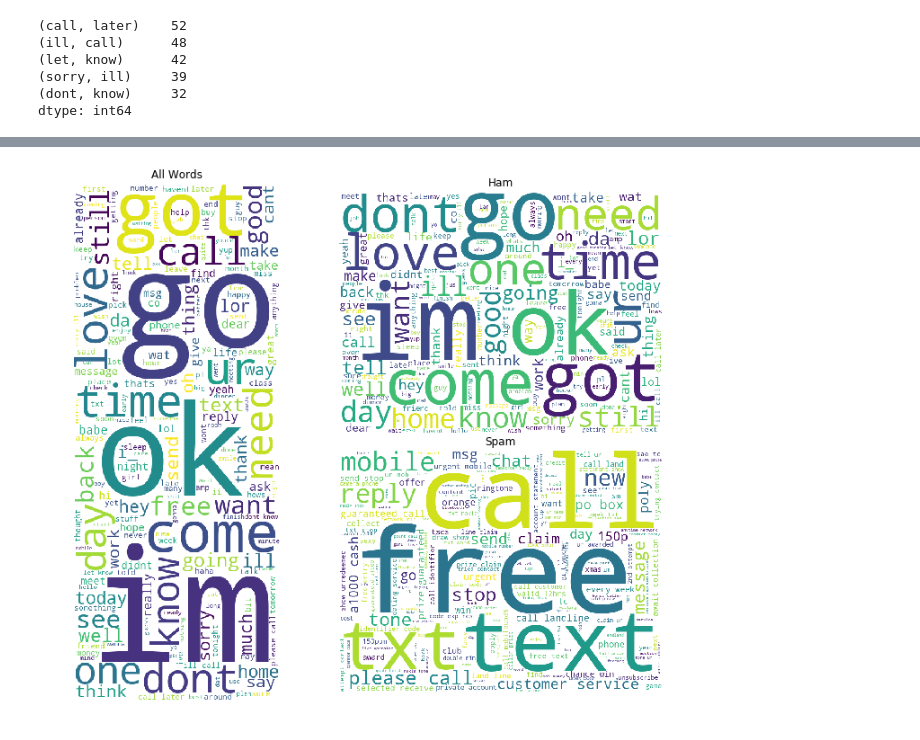
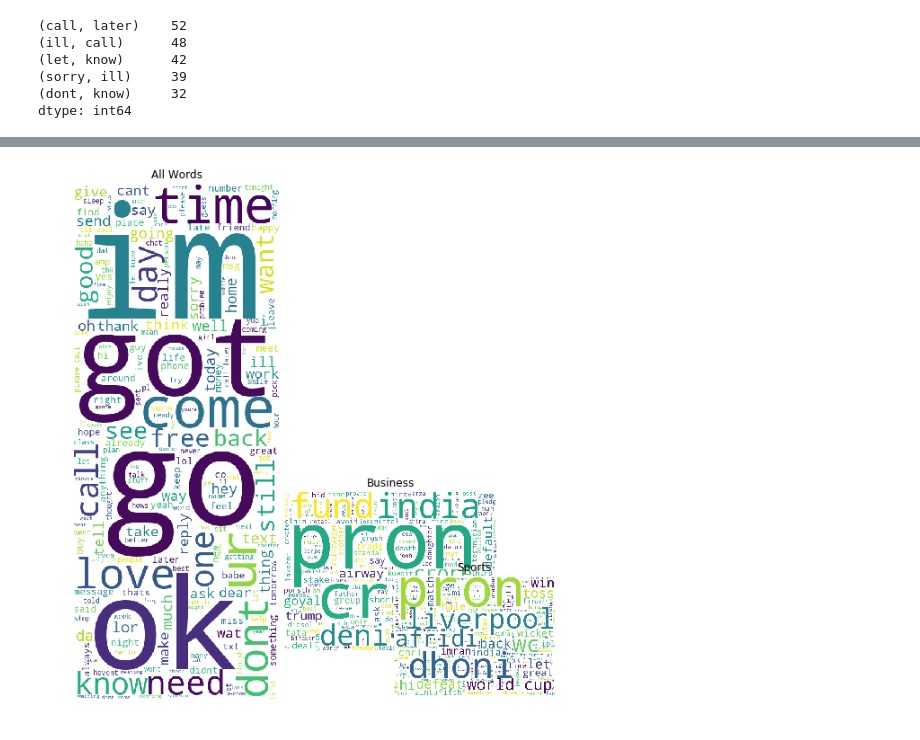
Before and after one commit to ecdedios/ds-methodologies-exercises, a Jupyter notebook: nlp/explore.ipynb, the cells around one changed output, grey strips where cells are left out. Drawn from its saved outputs; the diff is of its cells as text; code cells hidden in the pictures.

Commit message:
cleanup

```diff
--- a/nlp/explore.ipynb
+++ b/nlp/explore.ipynb
@@ -11,7 +11,7 @@ import prepare
 import matplotlib.pyplot as plt
 import seaborn as sns
 
-ADDITIONAL_STOPWORDS = ['r', 'u', '2', 'ltgt', 'was']
+ADDITIONAL_STOPWORDS = ['r', 'u', '2', 'ltgt', 'was', '-PRON-']
 
 def clean(text):
     'A simple function to cleanup text data'
@@ -294,5 +386,5 @@ plt.axis('off')
 # %%
-ADDITIONAL_STOPWORDS = ['r', 'u', '2', 'ltgt']
+ADDITIONAL_STOPWORDS = ['r', 'u', '2', 'ltgt', '-PRON-']
 
 def clean(text):
     'A simple function to cleanup text data'
@@ -378,4 +452,4 @@ corpus_df.head()
 # %%
-corpus_df= corpus_df[['category', 'title', 'clean']]
+corpus_df= corpus_df[['category', 'clean']]
 corpus_df
 # %% [output]
@@ -398,0 +494,6 @@ corpus_df
+# %%
+business_words = clean(' '.join(corpus_df[corpus_df.category == 'business'].clean))
+sports_words = clean(' '.join(corpus_df[corpus_df.category == 'sports'].clean))
+technology_words = clean(' '.join(corpus_df[corpus_df.category == 'technology'].clean))
+entertainment_words = clean(' '.join(corpus_df[corpus_df.category == 'entertainment'].clean))
+all_words = clean(' '.join(corpus_df))
@@ -402,20 +523,30 @@ spam_words = clean(' '.join(df[df.label == 'spam'].text))
 all_words = clean(' '.join(df.text))
 # %%
 all_cloud = WordCloud(background_color='white', height=1000, width=400).generate(' '.join(all_words))
-ham_cloud = WordCloud(background_color='white', height=600, width=800).generate(' '.join(ham_words))
-spam_cloud = WordCloud(background_color='white', height=600, width=800).generate(' '.join(spam_words))
+business_cloud = WordCloud(background_color='white', height=600, width=800).generate(' '.join(business_words))
+sports_cloud = WordCloud(background_color='white', height=600, width=800).generate(' '.join(sports_words))
+technology_cloud = WordCloud(background_color='white', height=600, width=800).generate(' '.join(technology_words))
+entertainment_cloud = WordCloud(background_color='white', height=600, width=800).generate(' '.join(entertainment_words))
 
 plt.figure(figsize=(10, 8))
-axs = [plt.axes([0, 0, .5, 1]), plt.axes([.5, .5, .5, .5]), plt.axes([.5, 0, .5, .5])]
+axs = [plt.axes([0, 0, .33, 1]),
+       plt.axes([.33, .0, .33, .5]),
+       plt.axes([.5, 0, .25, .25])]
+#        plt.axes([]),
+#        plt.axes([])]
 
 axs[0].imshow(all_cloud)
-axs[1].imshow(ham_cloud)
-axs[2].imshow(spam_cloud)
+axs[1].imshow(business_cloud)
+axs[2].imshow(sports_cloud)
+# axs[3].imshow(technology_cloud)
+# axs[4].imshow(entertainment_cloud)
 
 axs[0].set_title('All Words')
-axs[1].set_title('Ham')
-axs[2].set_title('Spam')
+axs[1].set_title('Business')
+axs[2].set_title('Sports')
+# axs[3].set_title('Technology')
+# axs[4].set_title('Entertainment')
 
 for ax in axs: ax.axis('off')
 # %% [output]
-[figure, old version]
+[figure, new version]
```
Also changed, not shown: parts of 25 cells of this notebook, 6 other files.
